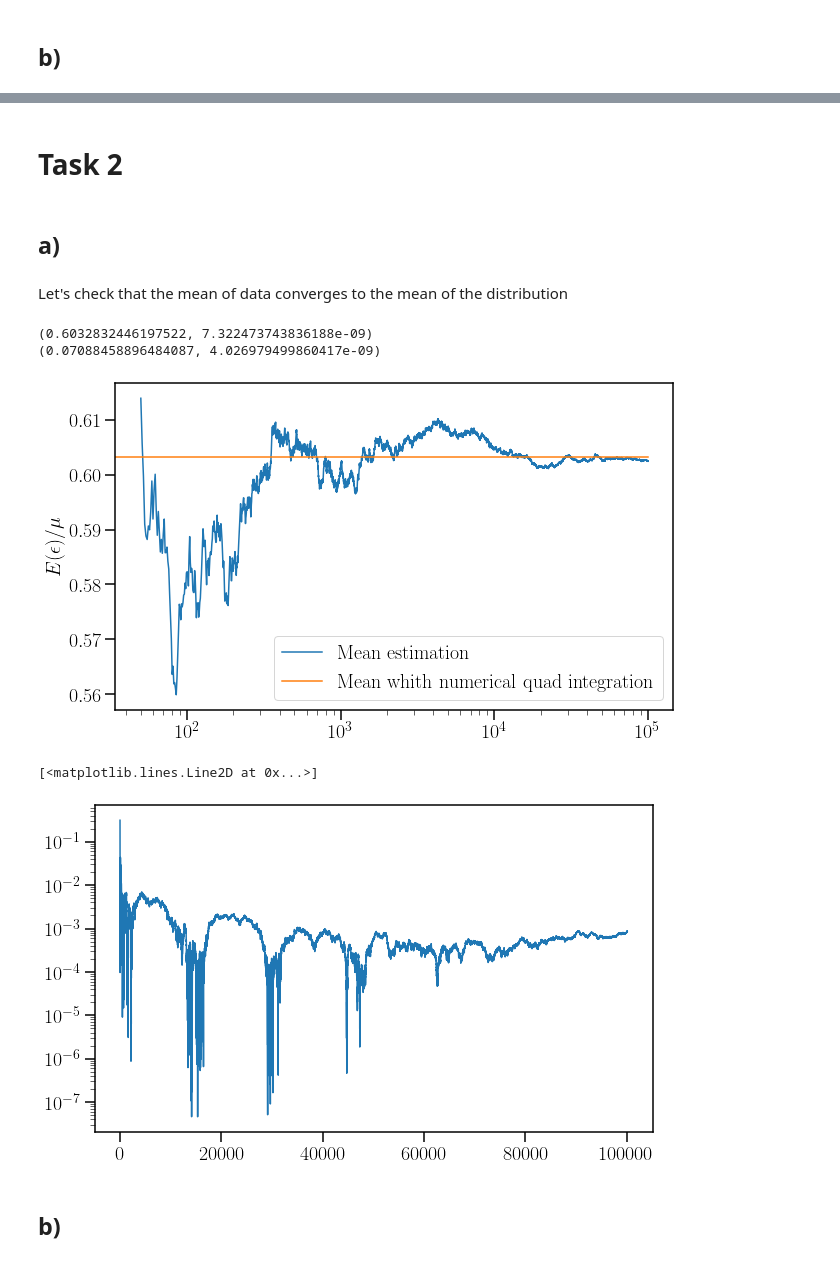
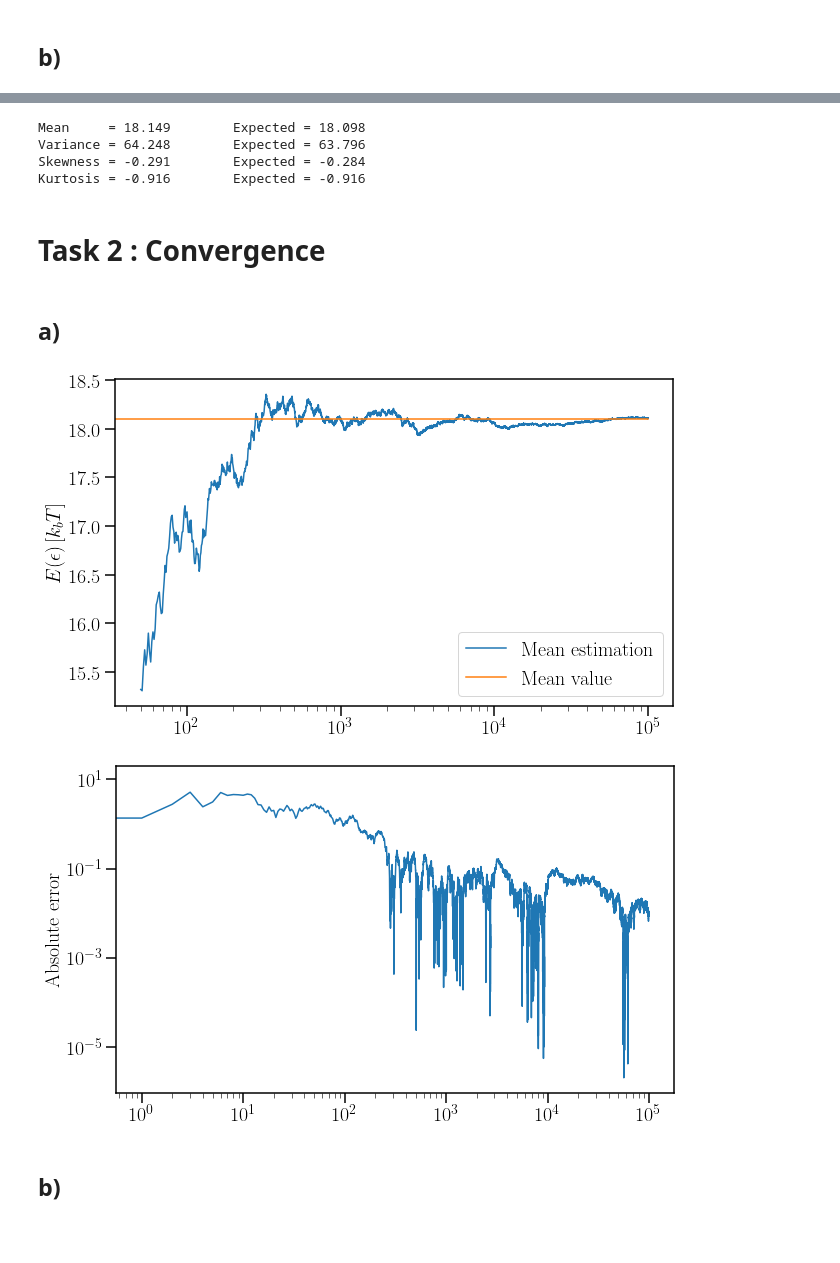
Before and after one commit to Nayaqs/stats, a Jupyter notebook: FinalProject-Andres.ipynb, the cells around one changed output, grey strips where cells are left out. Cells and saved outputs as stored; diff of their text form; code cells hidden in the pictures; blank space fills up the shorter version.

```diff
--- a/FinalProject-Andres.ipynb
+++ b/FinalProject-Andres.ipynb
@@ -121,14 +162 @@ def MCgen(pdf, xmin, xmax,ymax, N):
-# %%
-def MCgenFix(pdf, xmin, xmax, ymax , N):
-    p = 1/((xmax-xmin)*ymax) # Probability that an event is recorded
-    Nrand = int(N/(p-0.001))
-    ok = 0
-    while ok == 0 :
-        x = np.random.rand(Nrand)*(xmax-xmin) + xmin
-        y = np.random.rand(Nrand)*ymax
-        data = x[np.where(y<=pdf(x))]
-        if len(data)>=N:
-            ok = 1
-    data = data[:N]
-    return data
 # %%
@@ -220,14 +219,25 @@ E_kurtosis =  0.007871614116812394
+# %%
+var1 = np.var(data1)
+skew1 = stats.skew(data1)
+kurt1 = stats.kurtosis(data1)
+
+pdfmean = quad(lambda x:x*pdf(x),0,60)[0] #mu1
+pdfvar = quad(lambda x:(x-pdfmean)**2*pdf(x),0,60)[0] #mu2
+pdfmu3 = quad(lambda x:(x-pdfmean)**3*pdf(x),0,60)[0]
+pdfmu4 = quad(lambda x:(x-pdfmean)**4*pdf(x),0,60)[0]
+pdfskew= pdfmu3/np.power(pdfvar,3/2)
+pdfkurt = pdfmu4/pdfvar**2 - 3
+
+print("Mean     = %0.3f \t Expected = %0.3f"%(mean1,pdfmean),
+      "\nVariance = %0.3f \t Expected = %0.3f"%(var1,pdfvar),
+      "\nSkewness = %0.3f \t Expected = %0.3f"%(skew1,pdfskew),
+      "\nKurtosis = %0.3f \t Expected = %0.3f"%(kurt1,pdfkurt))
+# %% [output]
+Mean     = 18.149        Expected = 18.098
+Variance = 64.248        Expected = 63.796
+Skewness = -0.291        Expected = -0.284
+Kurtosis = -0.916        Expected = -0.916
 # %% [markdown]
-# Task 2
+# Task 2 : Convergence
 # %% [markdown]
 ## a)
-# %% [markdown]
-Let's check that the mean of data converges to the mean of the distribution
-# %%
-mean_quad = quad(lambda x: x*pdf(x),0,15)
-var_quad = quad(lambda x: (x-mean_quad[0])**2*pdf(x),0,15)
-print(mean_quad)
-print(var_quad)
-# %% [output]
-(0.6032832446197522, 7.322473743836188e-09)
-(0.07088458896484087, 4.026979499860417e-09)
@@ -237,18 +244,21 @@ mean_n= np.cumsum(data)/(np.arange(len(data))+1)
 # %%
+data2 = MCgenFix(int(1e5))
+mean_n= np.cumsum(data2)/(np.arange(len(data2))+1)
+
 nmin = int(5e1)
 plt.semilogx(np.arange(nmin,len(mean_n)),mean_n[nmin:],label="Mean estimation")
-plt.plot([0,len(data)],mean_quad[0]*np.ones(2),label='Mean whith numerical quad integration')
-plt.ylabel(r'$E(\epsilon)/\mu$')
+plt.plot([0,len(data2)],pdfmean*np.ones(2),label='Mean value')
+plt.ylabel(r'$E(\epsilon)\,[k_b T]$')
 
 plt.legend()
 plt.show()
+
+abserror = abs(mean_n - pdfmean)
+plt.loglog(abserror)
+plt.ylabel('Absolute error')
+plt.show()
 # %% [output]
-[figure, old version]
+[figure, new version]
+[figure, added]
-# %%
-abserror = abs(mean_n - mean_quad[0])
-plt.semilogy(abserror)
-# %% [output]
-[<matplotlib.lines.Line2D at 0x...>]
-[figure, removed]
 # %% [markdown]
 ## b)
```
Also changed, not shown: parts of 108 cells of this notebook.
